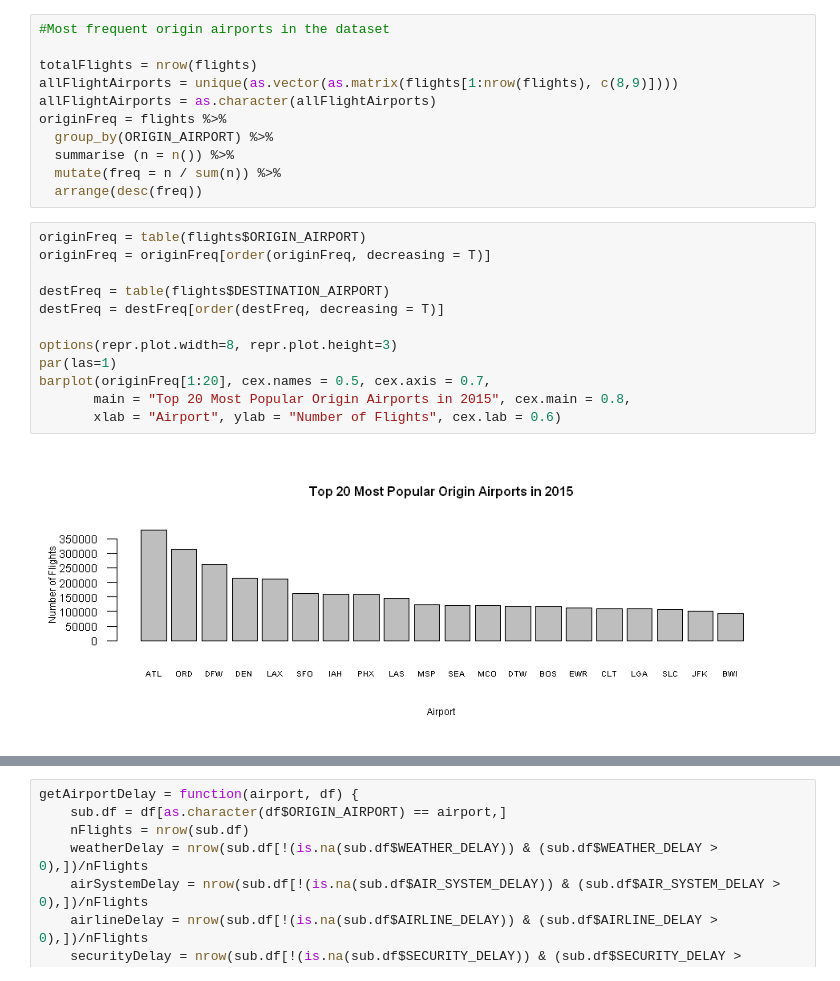
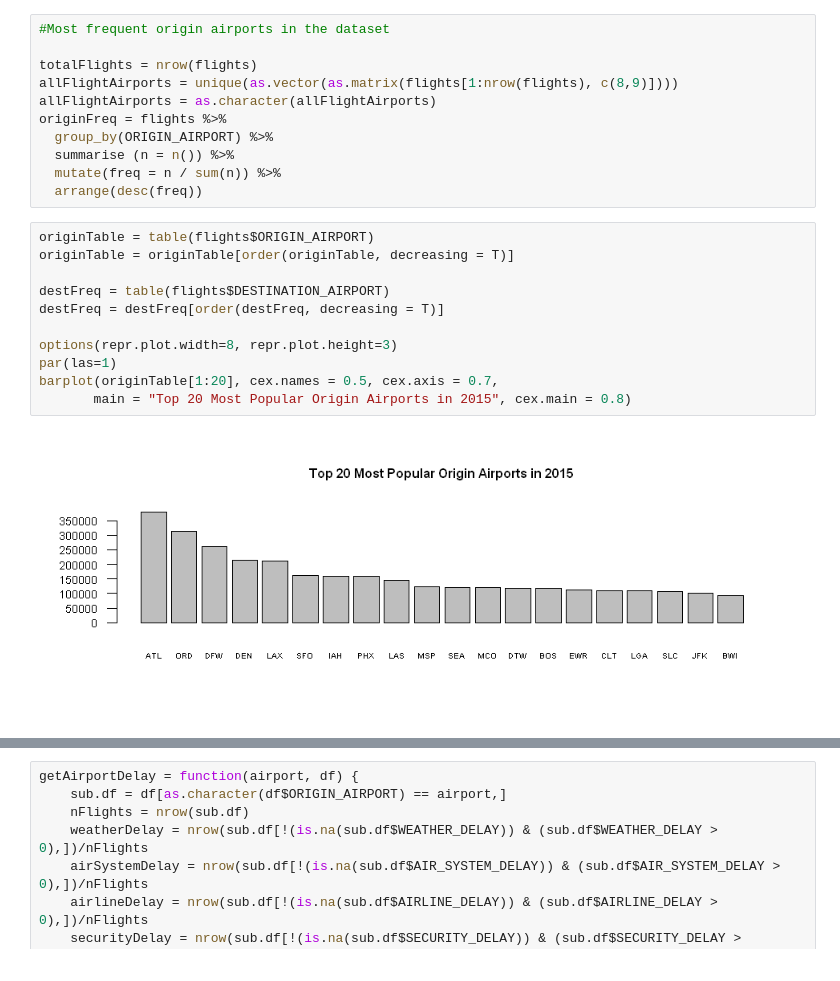
Before and after one commit to jordannad/2015FlightDelays, a Jupyter notebook: FlightDelay2015_20180704.ipynb, the cells around one changed output, grey strips where cells are left out. Drawn from its saved outputs; the diff is of its cells as text.

```diff
--- a/FlightDelay2015_20180704.ipynb
+++ b/FlightDelay2015_20180704.ipynb
@@ -116,16 +112,15 @@ originFreq = flights %>%
   mutate(freq = n / sum(n)) %>%
   arrange(desc(freq))
 # %%
-originFreq = table(flights$ORIGIN_AIRPORT)
-originFreq = originFreq[order(originFreq, decreasing = T)]
+originTable = table(flights$ORIGIN_AIRPORT)
+originTable = originTable[order(originTable, decreasing = T)]
 
 destFreq = table(flights$DESTINATION_AIRPORT)
 destFreq = destFreq[order(destFreq, decreasing = T)]
 
 options(repr.plot.width=8, repr.plot.height=3)
 par(las=1)
-barplot(originFreq[1:20], cex.names = 0.5, cex.axis = 0.7,
-       main = "Top 20 Most Popular Origin Airports in 2015", cex.main = 0.8,
-       xlab = "Airport", ylab = "Number of Flights", cex.lab = 0.6)
+barplot(originTable[1:20], cex.names = 0.5, cex.axis = 0.7,
+       main = "Top 20 Most Popular Origin Airports in 2015", cex.main = 0.8)
 # %% [output]
-[figure, old version]
+[figure, new version]
```
Also changed, not shown: parts of 22 cells of this notebook.
